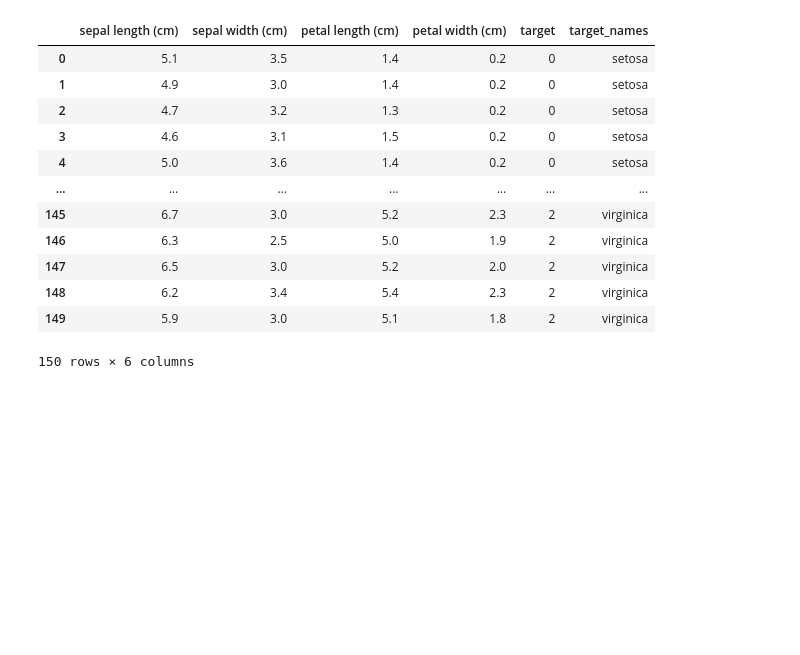
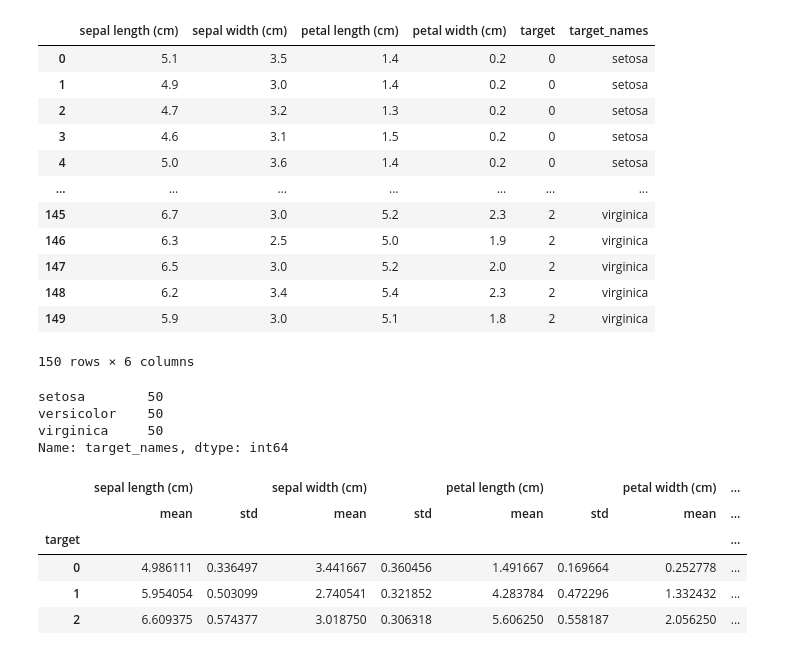
Before and after one commit to Freewifi-100/CPE393-Machine-Learning, a Jupyter notebook: Quiz2/2.ipynb, the cells around one changed output. Saved outputs shown, nothing was run; the diff lists cells and outputs as text; code cells hidden in the pictures; blank space fills up the shorter version.

```diff
--- a/Quiz2/2.ipynb
+++ b/Quiz2/2.ipynb
@@ -23,3 +24,26 @@ df_iris
 | 148 | 6.2 | 3.4 | 5.4 | 2.3 | 2 | virginica |
 | 149 | 5.9 | 3.0 | 5.1 | 1.8 | 2 | virginica |
 150 rows × 6 columns
+# %%
+#count the number of each target
+df_iris['target_names'].value_counts()
+# %% [output]
+setosa        50
+versicolor    50
+virginica     50
+Name: target_names, dtype: int64
+# %%
+features = [col for col in df_iris.columns if col not in ["target", "target_names"]]
+df_iris_features = df_iris[features]
+# %%
+training_features, testing_features, training_labels, testing_labels = train_test_split(df_iris_features, df_iris['target'], test_size=0.3)
+# %%
+# find mean and standard deviation for each feature
+training_features.groupby(training_labels).agg(['mean', 'std'])
+# %% [output]
+|  | sepal length (cm) |  | sepal width (cm) |  | petal length (cm) |  | petal width (cm) | ... |
+|  | mean | std | mean | std | mean | std | mean | ... |
+| target |  |  |  |  |  |  |  | ... |
+| 0 | 4.986111 | 0.336497 | 3.441667 | 0.360456 | 1.491667 | 0.169664 | 0.252778 | ... |
+| 1 | 5.954054 | 0.503099 | 2.740541 | 0.321852 | 4.283784 | 0.472296 | 1.332432 | ... |
+| 2 | 6.609375 | 0.574377 | 3.018750 | 0.306318 | 5.606250 | 0.558187 | 2.056250 | ... |
```
Also changed, not shown: parts of 9 cells of this notebook.
